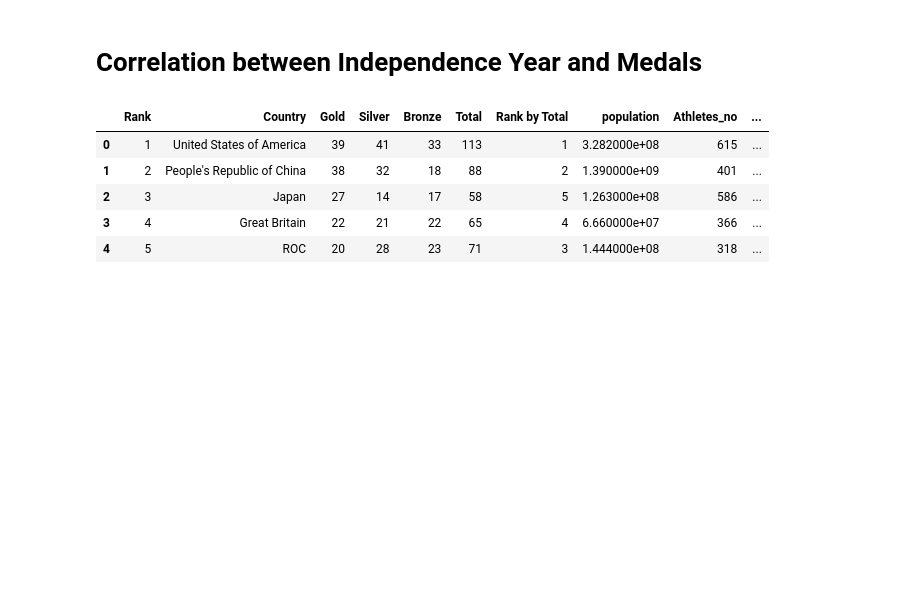
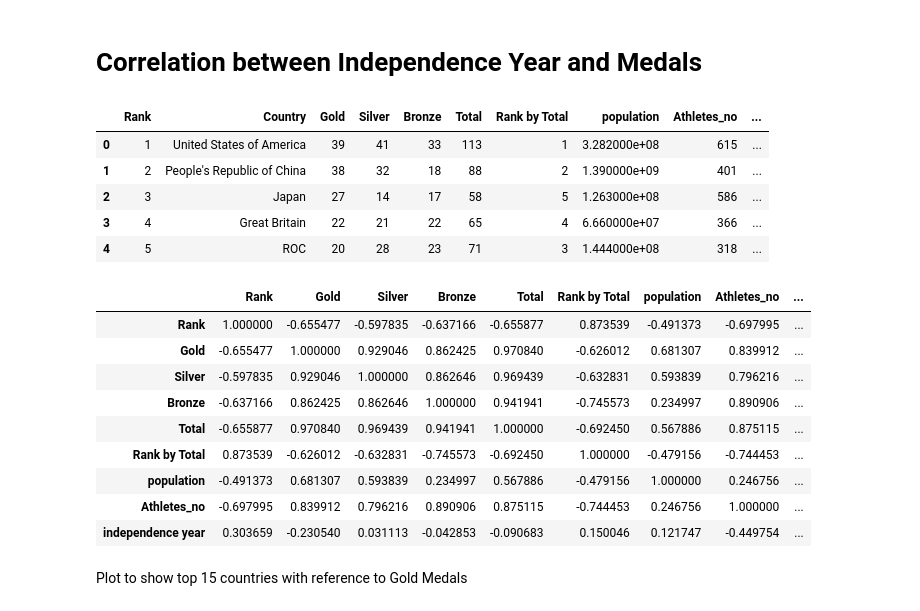
Before and after one commit to tejasrajanna/PredictThis_Olympics, a Jupyter notebook: Assignment1.ipynb, the cells around one changed output. Drawn from its saved outputs; the diff is of its cells as text; code cells hidden in the pictures; blank space fills up the shorter version.

```diff
--- a/Assignment1.ipynb
+++ b/Assignment1.ipynb
@@ -355,3 +355,18 @@ df_medals.head()
 | 2 | 3 | Japan | 27 | 14 | 17 | 58 | 5 | 1.263000e+08 | 586 | ... |
 | 3 | 4 | Great Britain | 22 | 21 | 22 | 65 | 4 | 6.660000e+07 | 366 | ... |
 | 4 | 5 | ROC | 20 | 28 | 23 | 71 | 3 | 1.444000e+08 | 318 | ... |
+# %%
+df_medals.corr(method='pearson')
+# %% [output]
+|  | Rank | Gold | Silver | Bronze | Total | Rank by Total | population | Athletes_no | ... |
+| Rank | 1.000000 | -0.655477 | -0.597835 | -0.637166 | -0.655877 | 0.873539 | -0.491373 | -0.697995 | ... |
+| Gold | -0.655477 | 1.000000 | 0.929046 | 0.862425 | 0.970840 | -0.626012 | 0.681307 | 0.839912 | ... |
+| Silver | -0.597835 | 0.929046 | 1.000000 | 0.862646 | 0.969439 | -0.632831 | 0.593839 | 0.796216 | ... |
+| Bronze | -0.637166 | 0.862425 | 0.862646 | 1.000000 | 0.941941 | -0.745573 | 0.234997 | 0.890906 | ... |
+| Total | -0.655877 | 0.970840 | 0.969439 | 0.941941 | 1.000000 | -0.692450 | 0.567886 | 0.875115 | ... |
+| Rank by Total | 0.873539 | -0.626012 | -0.632831 | -0.745573 | -0.692450 | 1.000000 | -0.479156 | -0.744453 | ... |
+| population | -0.491373 | 0.681307 | 0.593839 | 0.234997 | 0.567886 | -0.479156 | 1.000000 | 0.246756 | ... |
+| Athletes_no | -0.697995 | 0.839912 | 0.796216 | 0.890906 | 0.875115 | -0.744453 | 0.246756 | 1.000000 | ... |
+| independence year | 0.303659 | -0.230540 | 0.031113 | -0.042853 | -0.090683 | 0.150046 | 0.121747 | -0.449754 | ... |
+# %% [markdown]
+Plot to show top 15 countries with reference to Gold Medals
```
Also changed, not shown: parts of 14 cells of this notebook.
